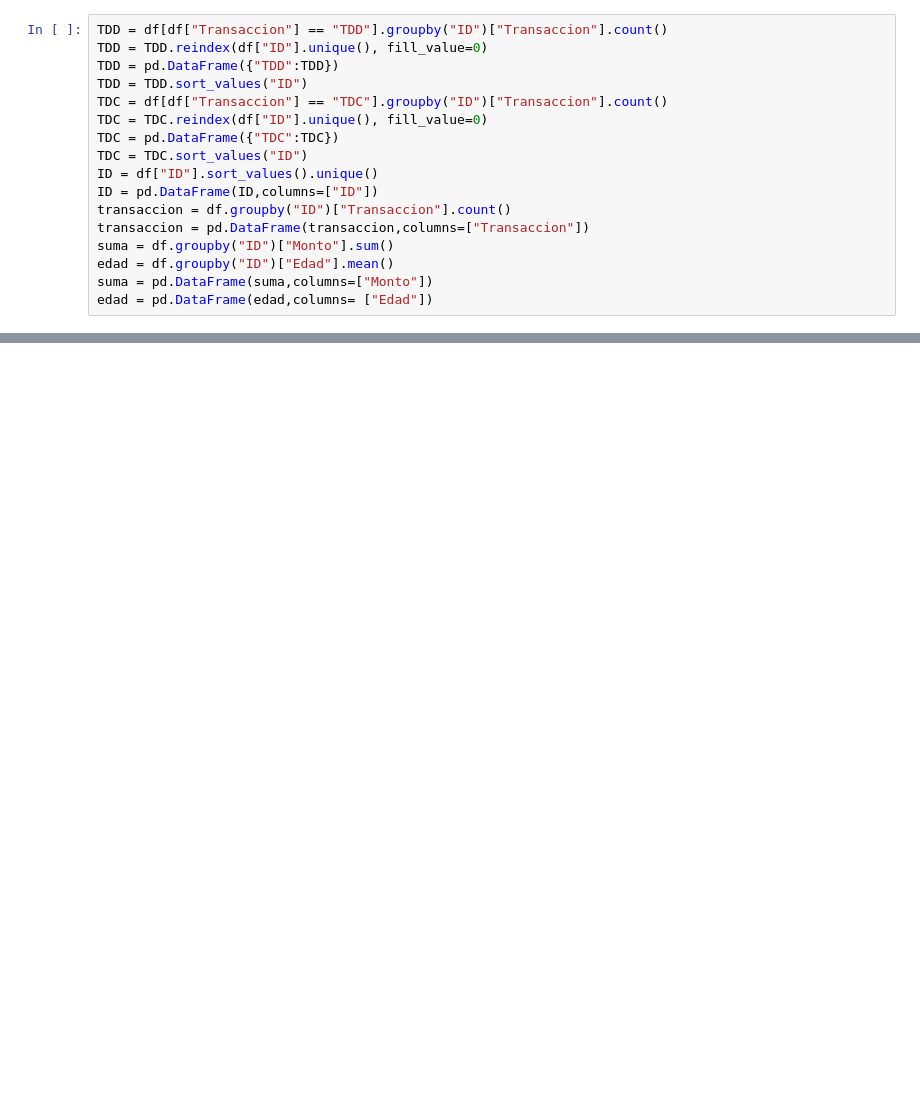
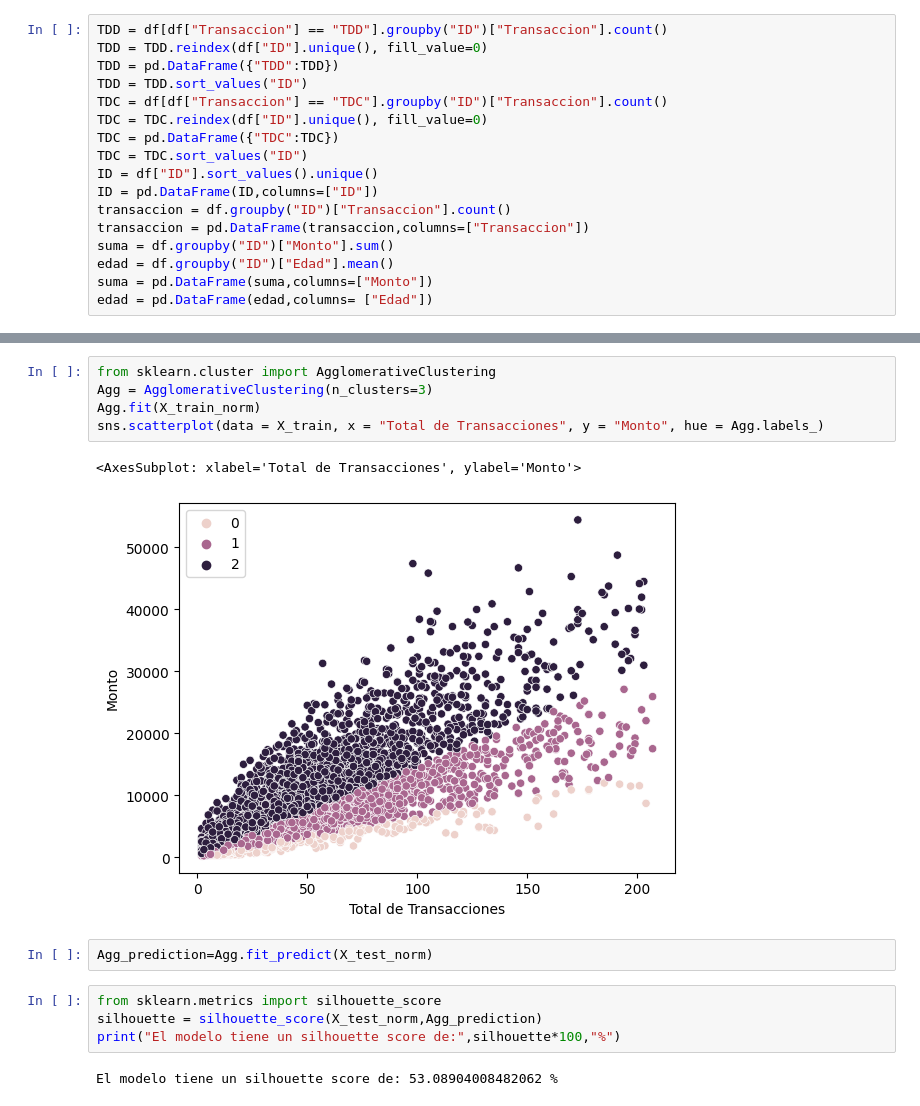
Before and after one commit to Azahramirez/DATATON1, a Jupyter notebook: uno (1).ipynb, the cells around one changed output, grey strips where cells are left out. Drawn from its saved outputs; the diff is of its cells as text; blank space fills up the shorter version.

```diff
--- a/uno (1).ipynb
+++ b/uno (1).ipynb
@@ -238,0 +248,16 @@ Name: Monto, dtype: int64
+# %%
+from sklearn.cluster import AgglomerativeClustering
+Agg = AgglomerativeClustering(n_clusters=3)
+Agg.fit(X_train_norm)
+sns.scatterplot(data = X_train, x = "Total de Transacciones", y = "Monto", hue = Agg.labels_)
+# %% [output]
+<AxesSubplot: xlabel='Total de Transacciones', ylabel='Monto'>
+[figure, added]
+# %%
+Agg_prediction=Agg.fit_predict(X_test_norm)
+# %%
+from sklearn.metrics import silhouette_score
+silhouette = silhouette_score(X_test_norm,Agg_prediction)
+print("El modelo tiene un silhouette score de:",silhouette*100,"%")
+# %% [output]
+El modelo tiene un silhouette score de: 53.08904008482062 %
```
Also changed, not shown: parts of 31 cells of this notebook.
